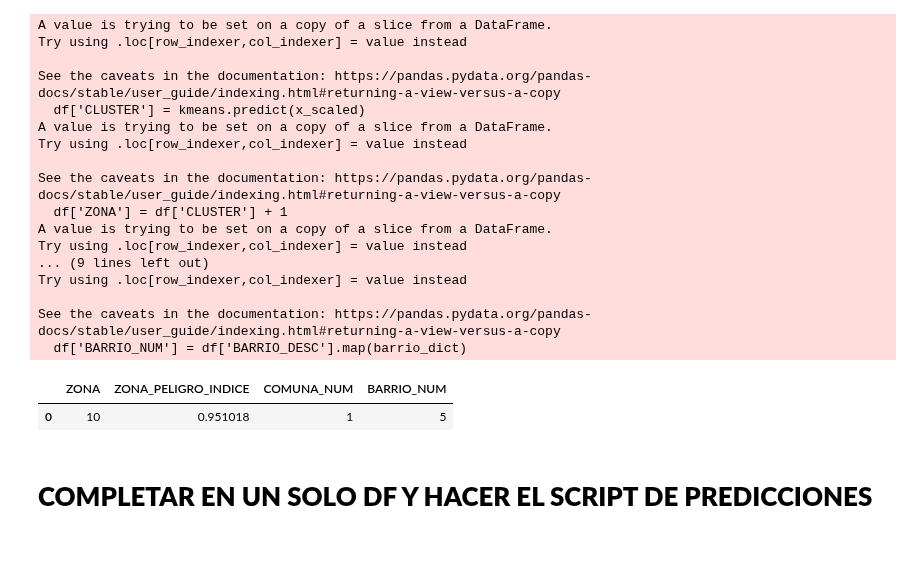
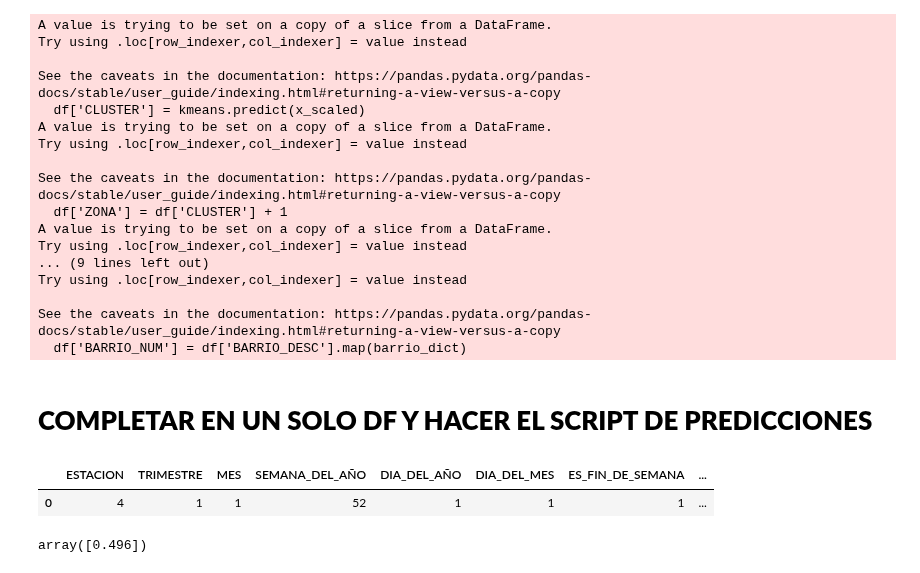
Before and after one commit to NicolasCH24/CrimeApp, a Jupyter notebook: Notebooks/AppCrime/Mapa/streamlit_map.ipynb, the cells around one changed output. Saved outputs shown, nothing was run; the diff lists cells and outputs as text; code cells hidden in the pictures.

```diff
--- a/Notebooks/AppCrime/Mapa/streamlit_map.ipynb
+++ b/Notebooks/AppCrime/Mapa/streamlit_map.ipynb
@@ -819,12 +826,12 @@ Try using .loc[row_indexer,col_indexer] = value instead
 
 See the caveats in the documentation: https://pandas.pydata.org/pandas-docs/stable/user_guide/indexing.html#returning-a-view-versus-a-copy
   df['BARRIO_NUM'] = df['BARRIO_DESC'].map(barrio_dict)
-# %%
-df_locations
-# %% [output]
-|  | ZONA | ZONA_PELIGRO_INDICE | COMUNA_NUM | BARRIO_NUM |
-| 0 | 10 | 0.951018 | 1 | 5 |
 # %% [markdown]
 # **COMPLETAR EN UN SOLO DF Y HACER EL SCRIPT DE PREDICCIONES**
 # %%
 x = pd.concat([df_time_series, df_locations], axis=1).drop(columns=['FECHA', 'LATITUD', 'LONGITUD'])
+# %%
+x
+# %% [output]
+|  | ESTACION | TRIMESTRE | MES | SEMANA_DEL_AÑO | DIA_DEL_AÑO | DIA_DEL_MES | ES_FIN_DE_SEMANA | ... |
+| 0 | 4 | 1 | 1 | 52 | 1 | 1 | 1 | ... |
@@ -830,0 +842,4 @@ x = pd.concat([df_time_series, df_locations], axis=1).drop(columns=['FECHA', 'LA
+# %%
+d_tree_reg.predict(x_scaled)
+# %% [output]
+array([0.496])
```
Also changed, not shown: parts of 4 cells of this notebook.
